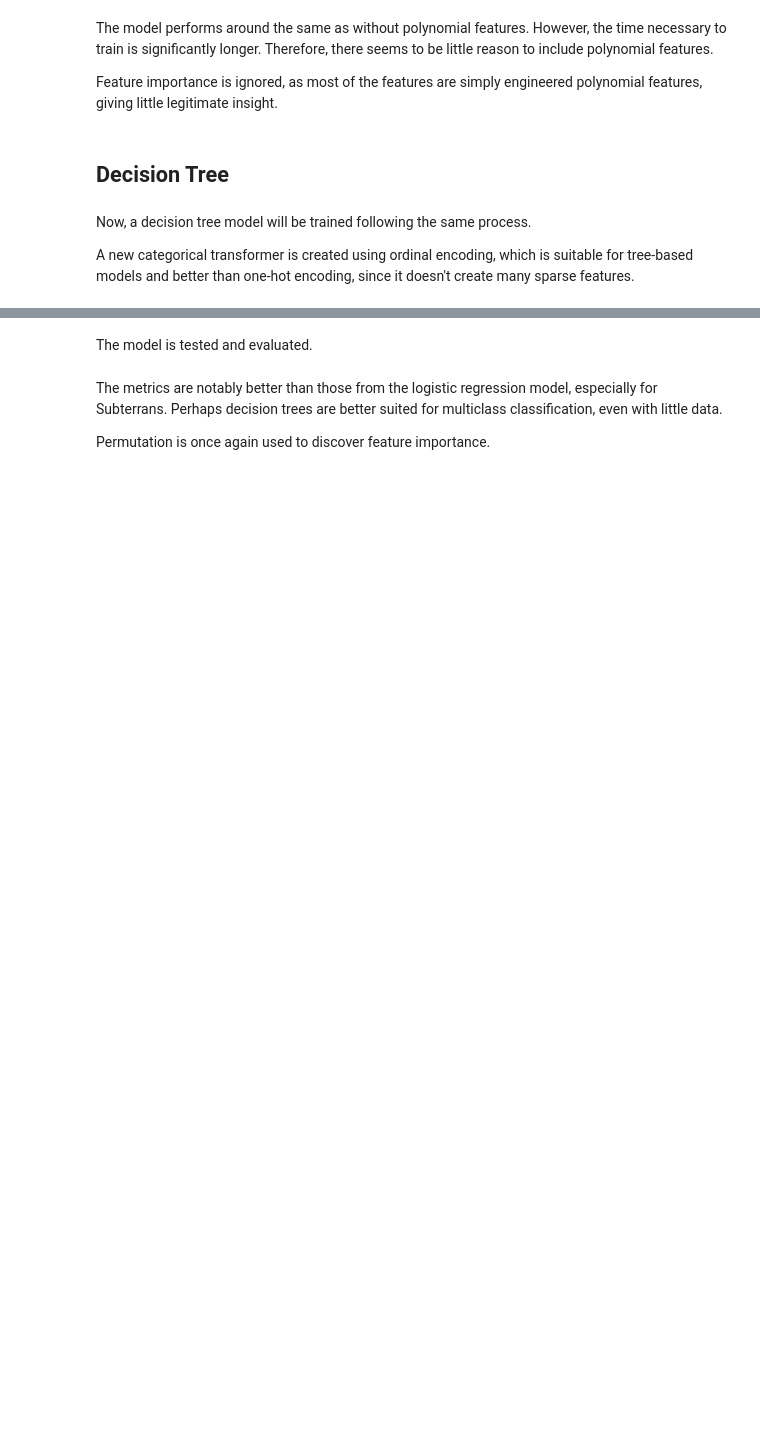
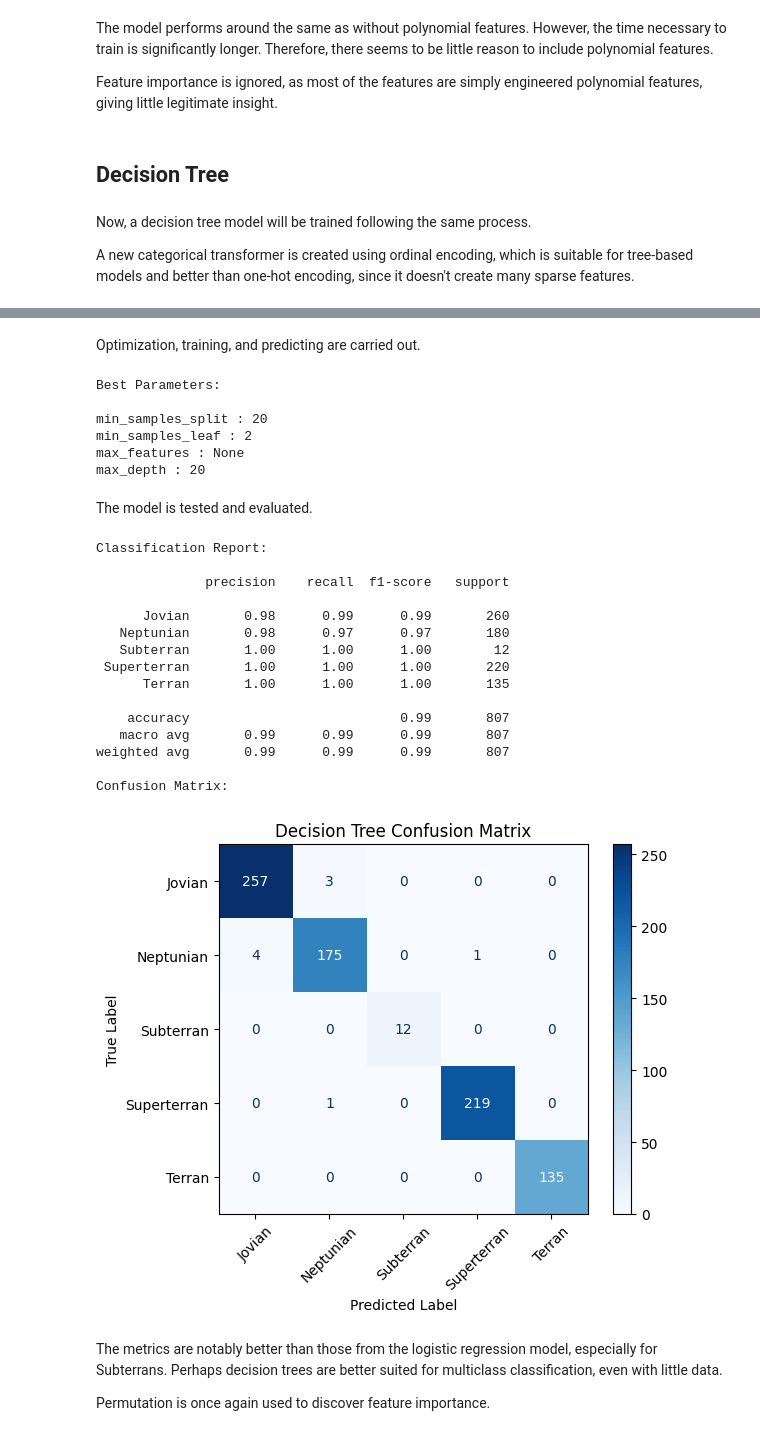
Before and after one commit to Dworlock11/Exoplanet-Prediction-and-Analysis, a Jupyter notebook: Exoplanet_Habitability_Analysis.ipynb, the cells around one changed output, grey strips where cells are left out. Cells and saved outputs as stored; diff of their text form; code cells hidden in the pictures; blank space fills up the shorter version.

```diff
--- a/Exoplanet_Habitability_Analysis.ipynb
+++ b/Exoplanet_Habitability_Analysis.ipynb
@@ -386,3 +335,16 @@ tree_preprocessor = ColumnTransformer([
     ("num_transformer", num_transformer, num_col_names),
     ("tree_cat_transformer", tree_cat_transformer, cat_col_names)
 ])
+
+tree_clas_pipe = Pipeline([
+    ("tree_preprocessor", tree_preprocessor),
+    ("dec_tree", DecisionTreeClassifier())
+])
+
+# Parameter distribution
+param_dist = {
+    "dec_tree__max_depth": [None, 2, 5, 10, 20],
+    "dec_tree__min_samples_split": [2, 5, 10, 20, 50],
+    "dec_tree__min_samples_leaf": [1, 2, 5, 10, 20],
+    "dec_tree__max_features": ["sqrt", "log2", None],
+}
@@ -407,13 +351,13 @@ The model is trained and optimized hyperparameters are shown.
-# %%
-search.fit(X_train, y_train)
-
-best_model = search.best_estimator_
-
-for param, value in search.best_params_.items():
-  print(param.split("__", 1)[1], ":" , value)
+# %% [markdown]
+Optimization, training, and predicting are carried out.
+# %%
+best_model, y_pred = optimizing_training_predicting(tree_clas_pipe, param_dist, kf, None, X_train, y_train, X_test)
+# %% [output]
+Best Parameters:
+
+min_samples_split : 20
+min_samples_leaf : 2
+max_features : None
+max_depth : 20
 # %% [markdown]
 The model is tested and evaluated.
-# %%
-y_pred = best_model.predict(X_test)
-
-print(classification_report(y_test, y_pred))
@@ -429,3 +364,22 @@ plt.show()
+# %%
+classification_evaluation(y_test, y_pred, "Decision Tree")
+# %% [output]
+Classification Report:
+
+              precision    recall  f1-score   support
+
+      Jovian       0.98      0.99      0.99       260
+   Neptunian       0.98      0.97      0.97       180
+   Subterran       1.00      1.00      1.00        12
+ Superterran       1.00      1.00      1.00       220
+      Terran       1.00      1.00      1.00       135
+
+    accuracy                           0.99       807
+   macro avg       0.99      0.99      0.99       807
+weighted avg       0.99      0.99      0.99       807
+
+Confusion Matrix:
+[figure, added]
 # %% [markdown]
 The metrics are notably better than those from the logistic regression model, especially for Subterrans. Perhaps decision trees are better suited for multiclass classification, even with little data.
 
```
Also changed, not shown: parts of 104 cells of this notebook.
